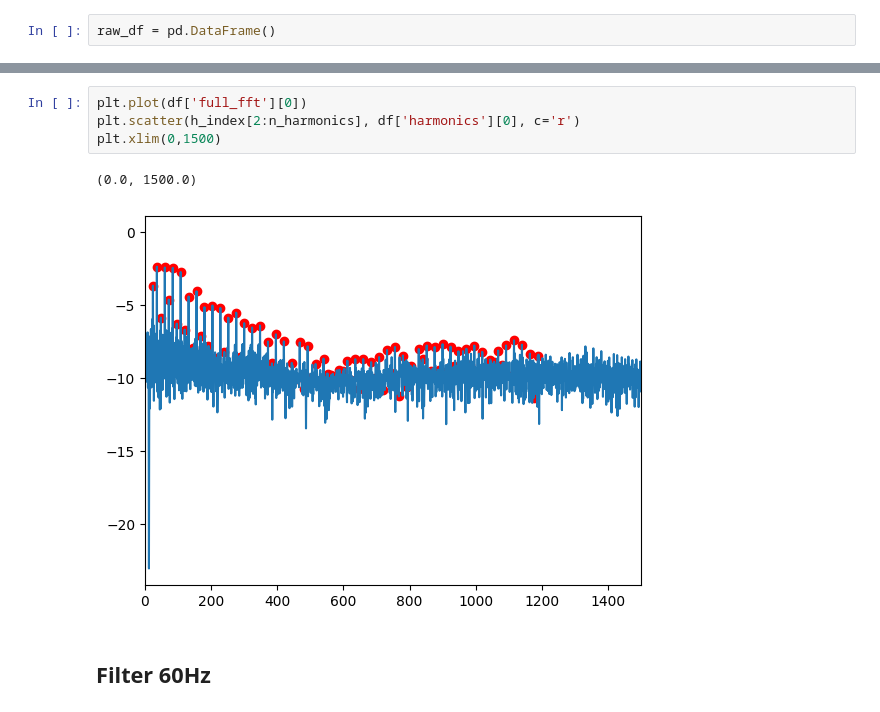
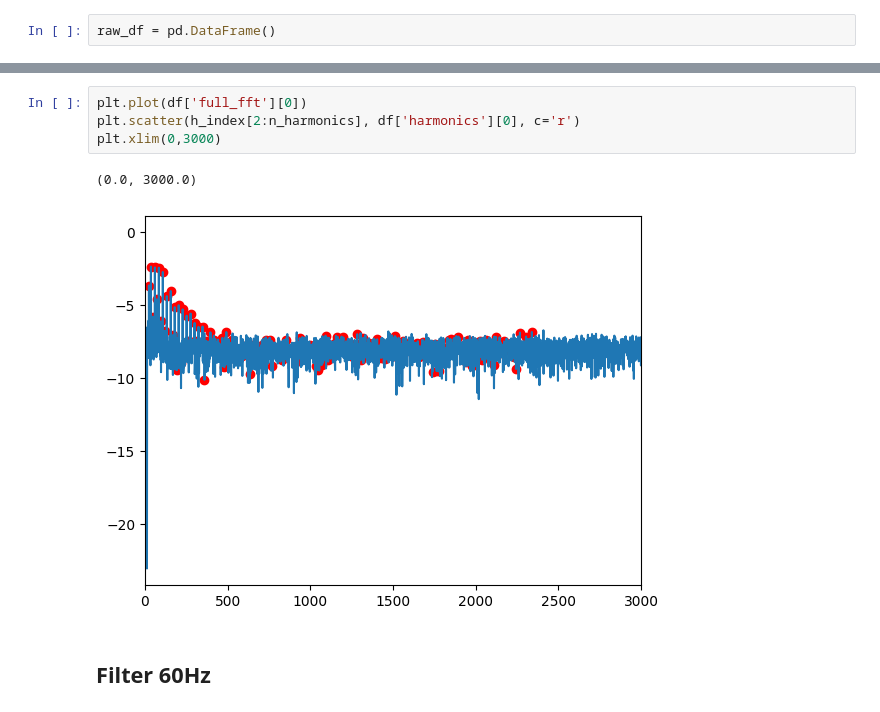
Before and after one commit to davidaleprog/loads_classif, a Jupyter notebook: loads_classif.ipynb, the cells around one changed output, grey strips where cells are left out. Cells and saved outputs as stored; diff of their text form.

```diff
--- a/loads_classif.ipynb
+++ b/loads_classif.ipynb
@@ -82,10 +91,10 @@ Refrigerator
 # %%
 plt.plot(df['full_fft'][0])
 plt.scatter(h_index[2:n_harmonics], df['harmonics'][0], c='r')
-plt.xlim(0,1500)
+plt.xlim(0,3000)
 # %% [output]
-(0.0, 1500.0)
+(0.0, 3000.0)
-[figure, old version]
+[figure, new version]
 # %% [markdown]
 ## Filter 60Hz
 # %%
```
Also changed, not shown: parts of 13 cells of this notebook.
